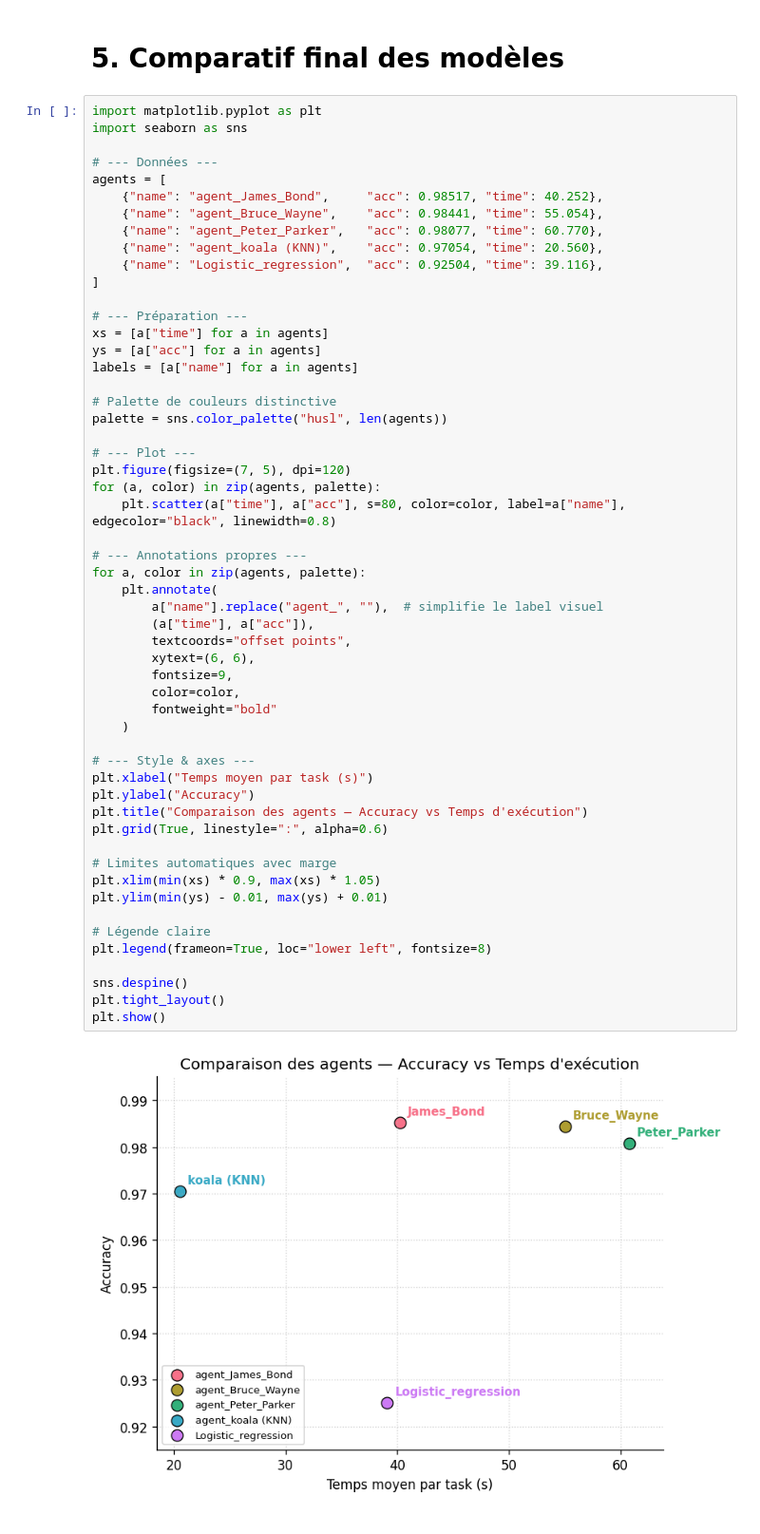
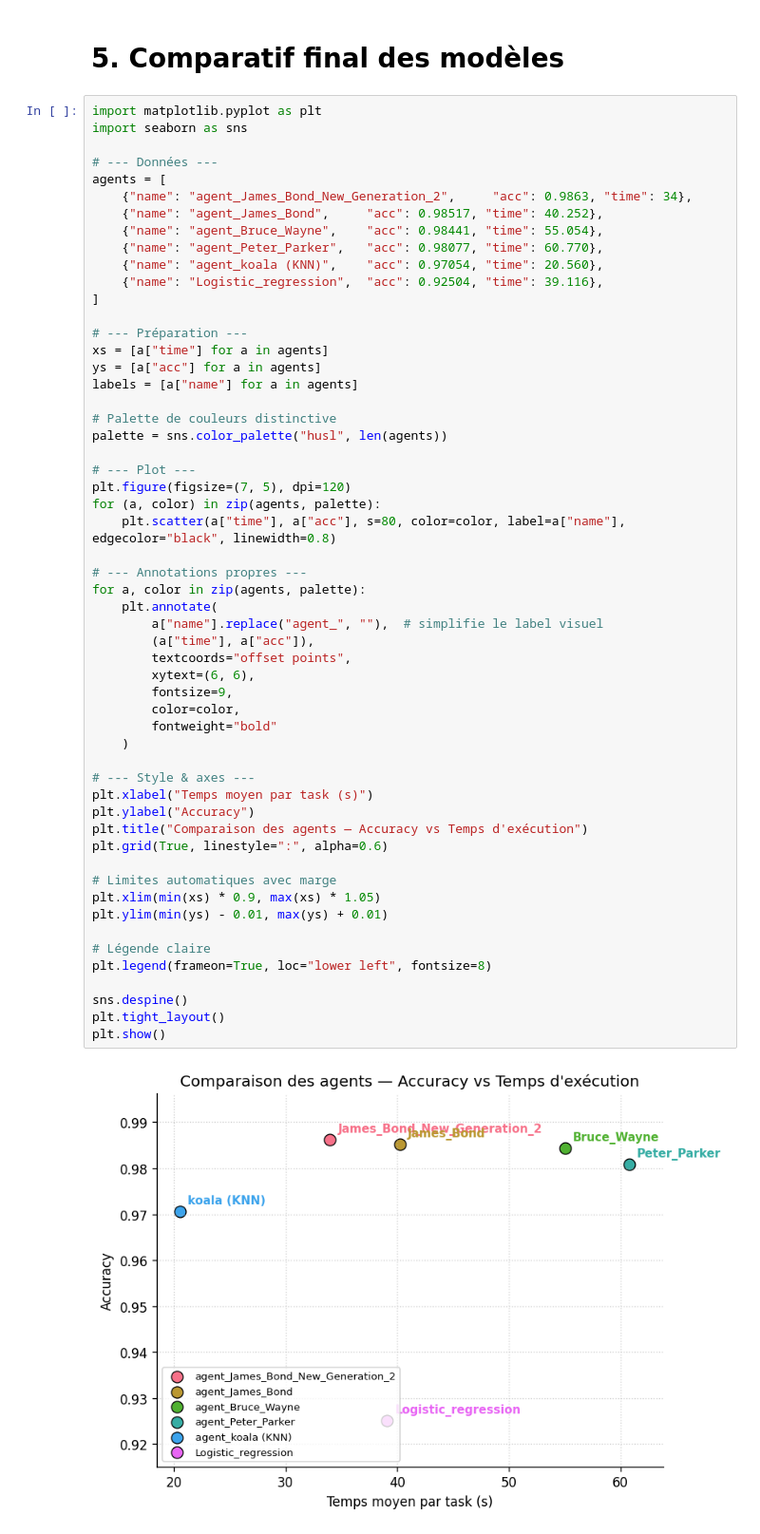
Before and after one commit to hugojava/Permuted-MNIST-Challenge, a Jupyter notebook: report.ipynb, the cells around one changed output. Shown: that part at 95% size. Cells and saved outputs as stored; diff of their text form.

```diff
--- a/report.ipynb
+++ b/report.ipynb
@@ -434,6 +424,7 @@ import seaborn as sns
 
 # --- Données ---
 agents = [
+    {"name": "agent_James_Bond_New_Generation_2",     "acc": 0.9863, "time": 34},
     {"name": "agent_James_Bond",     "acc": 0.98517, "time": 40.252},
     {"name": "agent_Bruce_Wayne",    "acc": 0.98441, "time": 55.054},
     {"name": "agent_Peter_Parker",   "acc": 0.98077, "time": 60.770},
@@ -456,31 +447,31 @@ for (a, color) in zip(agents, palette):
 
 # --- Annotations propres ---
 for a, color in zip(agents, palette):
     plt.annotate(
         a["name"].replace("agent_", ""),  # simplifie le label visuel
         (a["time"], a["acc"]),
         textcoords="offset points",
         xytext=(6, 6),
         fontsize=9,
         color=color,
         fontweight="bold"
     )
 
 # --- Style & axes ---
 plt.xlabel("Temps moyen par task (s)")
 plt.ylabel("Accuracy")
 plt.title("Comparaison des agents — Accuracy vs Temps d'exécution")
 plt.grid(True, linestyle=":", alpha=0.6)
 
 # Limites automatiques avec marge
 plt.xlim(min(xs) * 0.9, max(xs) * 1.05)
 plt.ylim(min(ys) - 0.01, max(ys) + 0.01)
 
 # Légende claire
 plt.legend(frameon=True, loc="lower left", fontsize=8)
 
 sns.despine()
 plt.tight_layout()
 plt.show()
 # %% [output]
-[figure, old version]
+[figure, new version]
```
Also changed, not shown: parts of 14 cells of this notebook.
